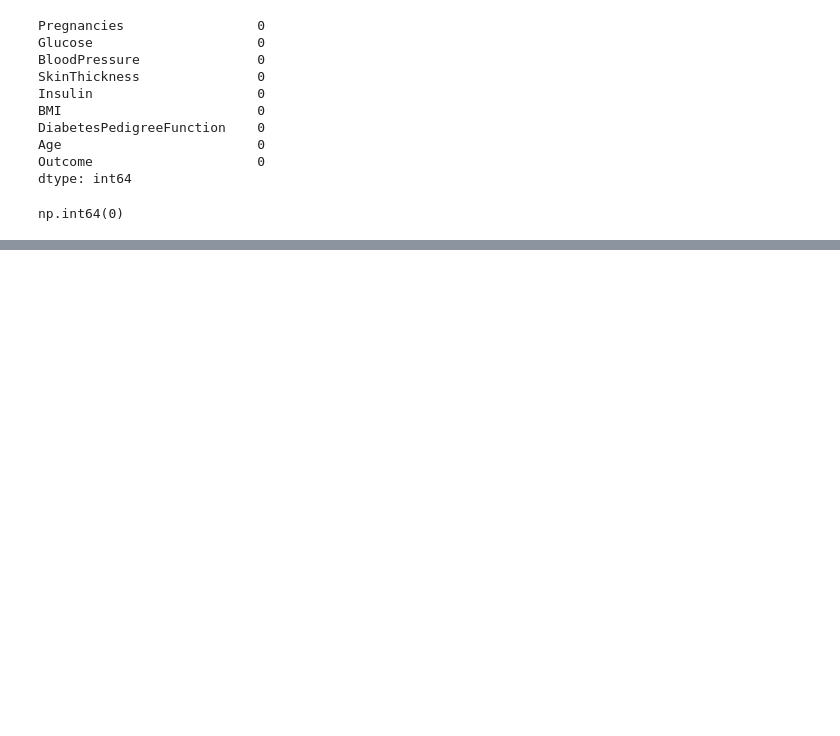
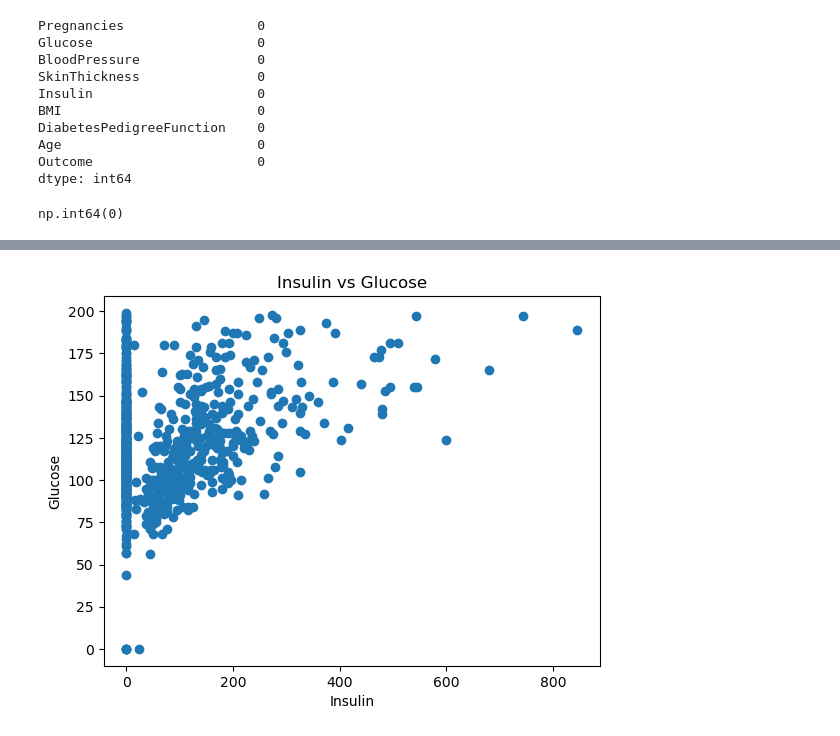
Before and after one commit to jumabekov02/diabetes-analysis-2, a Jupyter notebook: notebook/01_EDA.ipynb, the cells around one changed output, grey strips where cells are left out. Saved outputs shown, nothing was run; the diff lists cells and outputs as text; code cells hidden in the pictures; blank space fills up the shorter version.

```diff
--- a/notebook/01_EDA.ipynb
+++ b/notebook/01_EDA.ipynb
@@ -60,0 +99,9 @@ np.int64(0)
+# %%
+import matplotlib.pyplot as plt
+plt.scatter(df.Insulin, df.Glucose)
+plt.title('Insulin vs Glucose')
+plt.xlabel('Insulin')
+plt.ylabel('Glucose')
+plt.show()
+# %% [output]
+[figure, added]
```
Also changed, not shown: parts of 6 cells of this notebook.
